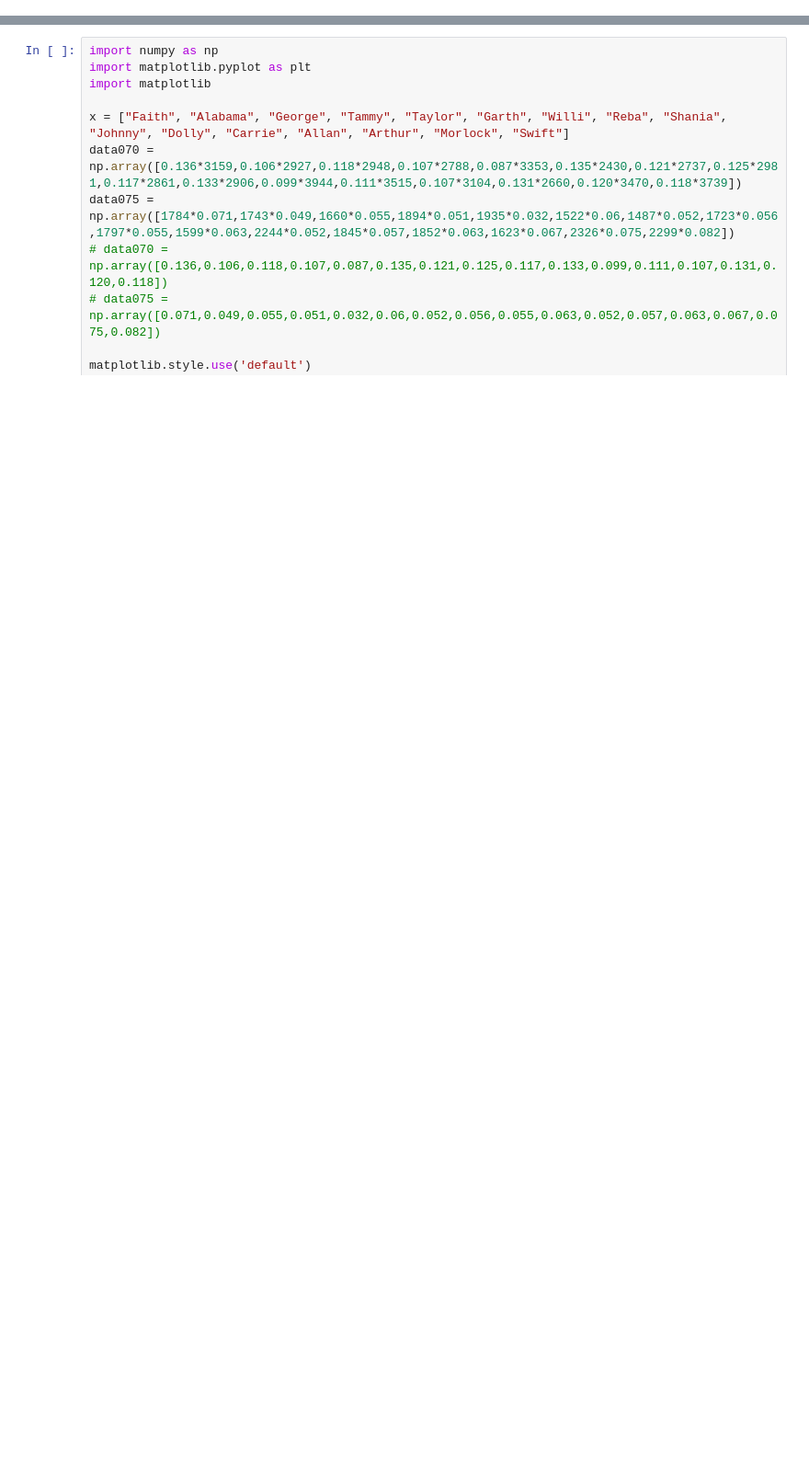
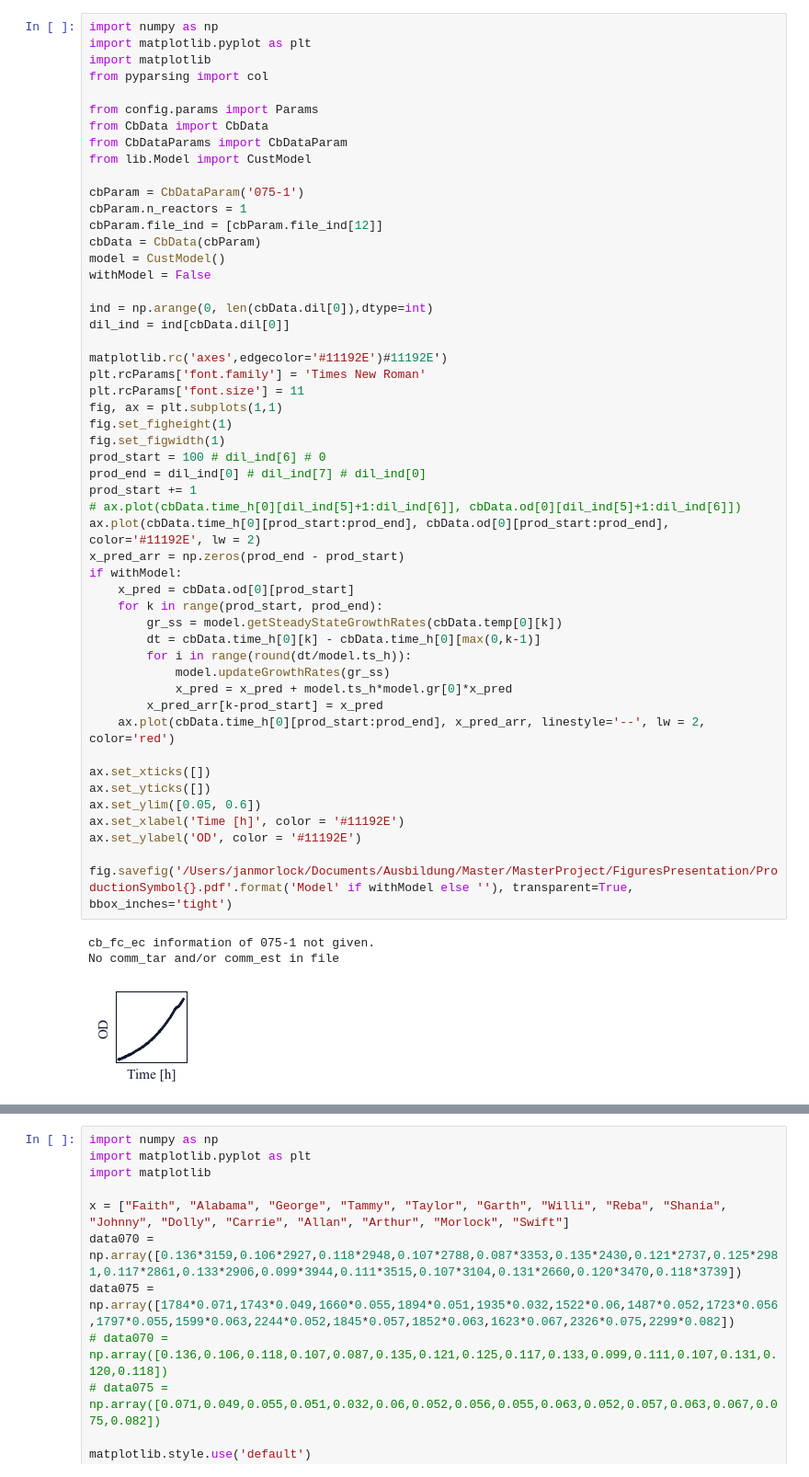
Before and after one commit to Janmorlock/PopEst, a Jupyter notebook: ScrapScript.ipynb, the cells around one changed output, grey strips where cells are left out. Shown at 92% size. Cells and saved outputs as stored; diff of their text form; blank space fills up the shorter version.

Commit message:
Plotting for paper

```diff
--- a/ScrapScript.ipynb
+++ b/ScrapScript.ipynb
@@ -34,0 +1,55 @@ fig.colorbar(im, cax=cbar_ax)
+# %%
+import numpy as np
+import matplotlib.pyplot as plt
+import matplotlib
+from pyparsing import col
+
+from config.params import Params
+from CbData import CbData
+from CbDataParams import CbDataParam
+from lib.Model import CustModel
+
+cbParam = CbDataParam('075-1')
+cbParam.n_reactors = 1
+cbParam.file_ind = [cbParam.file_ind[12]]
+cbData = CbData(cbParam)
+model = CustModel()
+withModel = False
+
+ind = np.arange(0, len(cbData.dil[0]),dtype=int)
+dil_ind = ind[cbData.dil[0]]
+
+matplotlib.rc('axes',edgecolor='#11192E')#11192E')
+plt.rcParams['font.family'] = 'Times New Roman'
+plt.rcParams['font.size'] = 11
+fig, ax = plt.subplots(1,1)
+fig.set_figheight(1)
+fig.set_figwidth(1)
+prod_start = 100 # dil_ind[6] # 0
+prod_end = dil_ind[0] # dil_ind[7] # dil_ind[0]
+prod_start += 1
+# ax.plot(cbData.time_h[0][dil_ind[5]+1:dil_ind[6]], cbData.od[0][dil_ind[5]+1:dil_ind[6]])
+ax.plot(cbData.time_h[0][prod_start:prod_end], cbData.od[0][prod_start:prod_end], color='#11192E', lw = 2)
+x_pred_arr = np.zeros(prod_end - prod_start)
+if withModel:
+    x_pred = cbData.od[0][prod_start]
+    for k in range(prod_start, prod_end):
+        gr_ss = model.getSteadyStateGrowthRates(cbData.temp[0][k])
+        dt = cbData.time_h[0][k] - cbData.time_h[0][max(0,k-1)]
+        for i in range(round(dt/model.ts_h)):
+            model.updateGrowthRates(gr_ss)
+            x_pred = x_pred + model.ts_h*model.gr[0]*x_pred
+        x_pred_arr[k-prod_start] = x_pred
+    ax.plot(cbData.time_h[0][prod_start:prod_end], x_pred_arr, linestyle='--', lw = 2, color='red')
+
+ax.set_xticks([])
+ax.set_yticks([])
+ax.set_ylim([0.05, 0.6])
+ax.set_xlabel('Time [h]', color = '#11192E')
+ax.set_ylabel('OD', color = '#11192E')
+
+fig.savefig('/Users/janmorlock/Documents/Ausbildung/Master/MasterProject/FiguresPresentation/ProductionSymbol{}.pdf'.format('Model' if withModel else ''), transparent=True, bbox_inches='tight')
+# %% [output]
+cb_fc_ec information of 075-1 not given.
+No comm_tar and/or comm_est in file
+[figure, added]
```
Also changed, not shown: parts of 8 cells of this notebook, 5 other files.
